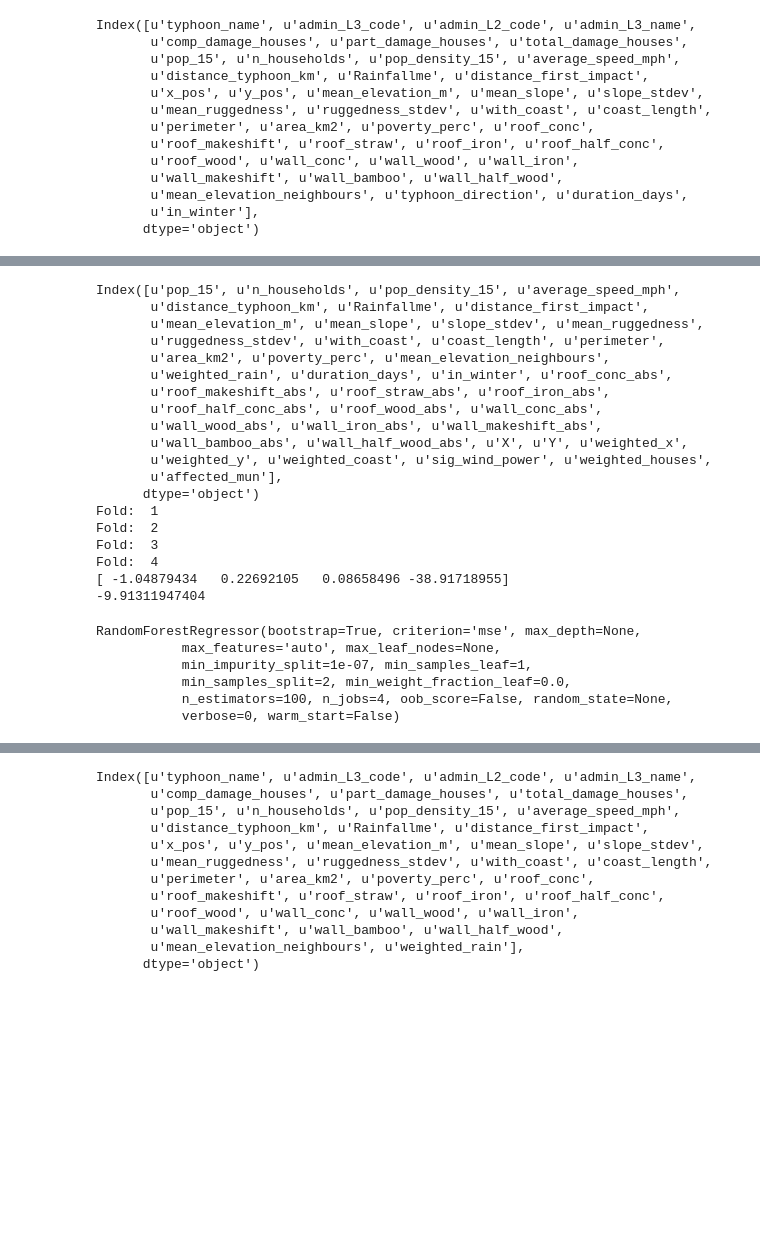
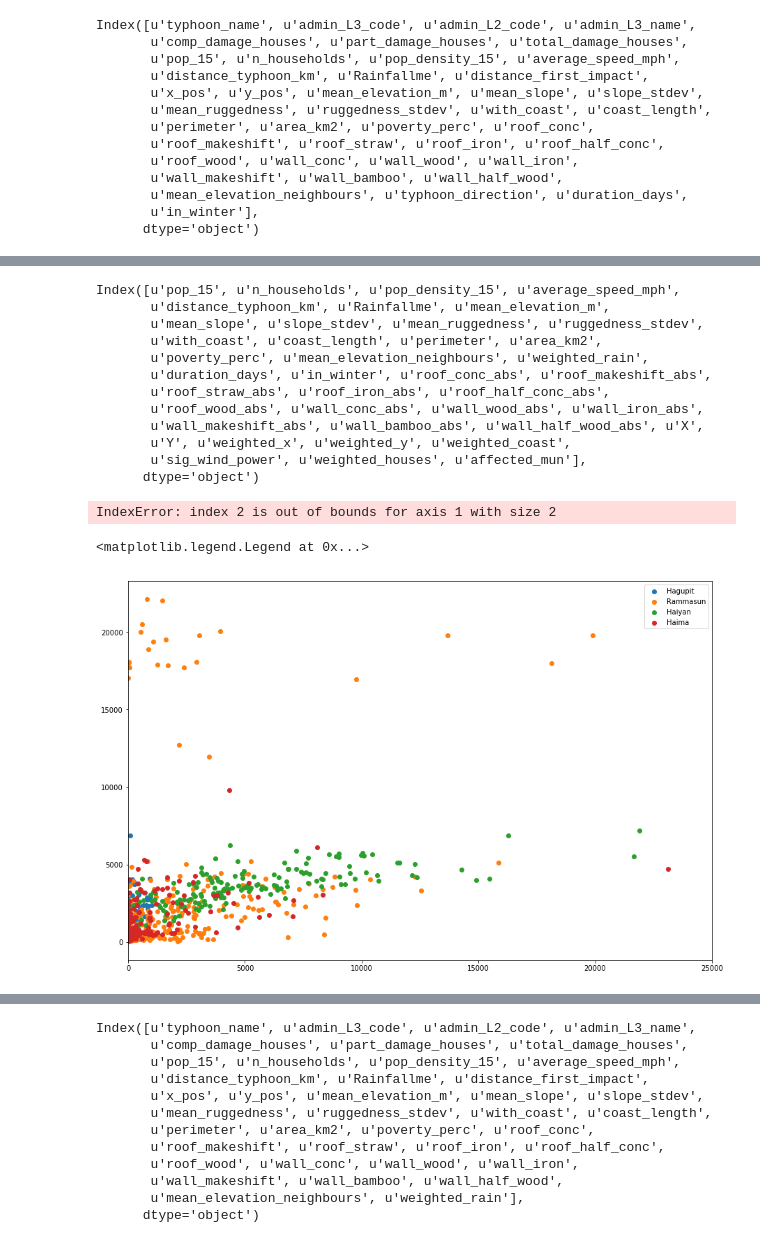
Before and after one commit to rajatthomas/redhackers, a Jupyter notebook: experiments.ipynb, the cells around one changed output, grey strips where cells are left out. Cells and saved outputs as stored; diff of their text form; code cells hidden in the pictures; blank space fills up the shorter version.

```diff
--- a/experiments.ipynb
+++ b/experiments.ipynb
@@ -265,14 +208,20 @@ merged.to_csv('new_data.csv', index=False)
 # %%
 print merged.columns[7:]
-X = merged.loc[:, merged.columns[7:]].values
+# X = merged.loc[:, merged.columns[7:]].values
+X = merged.loc[:, ['average_speed_mph', 'Rainfallme']].values
 y = merged.total_damage_houses.values
+X[:, 2] = np.column_stack((X, X[:, 0] * X[:, 1])
 
-groups = np.zeros(merged.shape[0])
+groups = np.ones(merged.shape[0]) * 100
 for i, typ in enumerate(merged.typhoon_name.unique()):
     groups[merged.typhoon_name == typ] = i
 
 cv = GroupKFold(n_splits=4)
 scores = np.zeros(4)
+scores_train = np.zeros(4)
+y_pred_all = np.zeros(X.shape[0])
+y_pred_all_train = []
+y_true_train = []
 
 for i, (train, test) in enumerate(cv.split(X, y, groups=groups)):
     print 'Fold: ', i + 1
@@ -290,41 +239,32 @@ for i, (train, test) in enumerate(cv.split(X, y, groups=groups)):
 #     ytrain = (ytrain - m_train)/std_train
 #     ytest = (ytest - m_train)/std_train
 
-    pipe = Pipeline([#('scl', StandardScaler()),
-                     #('pca', PCA(n_components=0.95)),
-                     ('reg', RandomForestRegressor(n_estimators=100, n_jobs=4))])
+    pipe = Pipeline([('scl', StandardScaler()),
+                     #('pca', PCA(n_components=0.99)),
+#                      ('reg', RandomForestRegressor(n_estimators=200, n_jobs=4)
+                      ('reg', LinearRegression())])
     pipe.fit(Xtrain, ytrain)
+    ypred_train = pipe.predict(Xtrain)
+    y_pred_all_train.append(ypred_train)
+    y_true_train.append(ytrain)
     ypred = pipe.predict(Xtest)
+
+    y_pred_all[test] = ypred
     scores[i] = r2_score(ytest, ypred)
+#     scores_train[i] = r2_score(ytrain, pipe.predict(Xtrain))
 print scores
 print scores.mean()
 # %% [output]
 Index([u'pop_15', u'n_households', u'pop_density_15', u'average_speed_mph',
-       u'distance_typhoon_km', u'Rainfallme', u'distance_first_impact',
-       u'mean_elevation_m', u'mean_slope', u'slope_stdev', u'mean_ruggedness',
-       u'ruggedness_stdev', u'with_coast', u'coast_length', u'perimeter',
-       u'area_km2', u'poverty_perc', u'mean_elevation_neighbours',
-       u'weighted_rain', u'duration_days', u'in_winter', u'roof_conc_abs',
-       u'roof_makeshift_abs', u'roof_straw_abs', u'roof_iron_abs',
-       u'roof_half_conc_abs', u'roof_wood_abs', u'wall_conc_abs',
-       u'wall_wood_abs', u'wall_iron_abs', u'wall_makeshift_abs',
-       u'wall_bamboo_abs', u'wall_half_wood_abs', u'X', u'Y', u'weighted_x',
-       u'weighted_y', u'weighted_coast', u'sig_wind_power', u'weighted_houses',
-       u'affected_mun'],
+       u'distance_typhoon_km', u'Rainfallme', u'mean_elevation_m',
+       u'mean_slope', u'slope_stdev', u'mean_ruggedness', u'ruggedness_stdev',
+       u'with_coast', u'coast_length', u'perimeter', u'area_km2',
+       u'poverty_perc', u'mean_elevation_neighbours', u'weighted_rain',
+       u'duration_days', u'in_winter', u'roof_conc_abs', u'roof_makeshift_abs',
+       u'roof_straw_abs', u'roof_iron_abs', u'roof_half_conc_abs',
+       u'roof_wood_abs', u'wall_conc_abs', u'wall_wood_abs', u'wall_iron_abs',
+       u'wall_makeshift_abs', u'wall_bamboo_abs', u'wall_half_wood_abs', u'X',
+       u'Y', u'weighted_x', u'weighted_y', u'weighted_coast',
+       u'sig_wind_power', u'weighted_houses', u'affected_mun'],
       dtype='object')
-Fold:  1
-Fold:  2
-Fold:  3
-Fold:  4
-[ -1.04879434   0.22692105   0.08658496 -38.91718955]
--9.91311947404
+IndexError: index 2 is out of bounds for axis 1 with size 2
-# %%
-reg = RandomForestRegressor(n_estimators=100, n_jobs=4)
-reg.fit(X, y)
-# %% [output]
-RandomForestRegressor(bootstrap=True, criterion='mse', max_depth=None,
-           max_features='auto', max_leaf_nodes=None,
-           min_impurity_split=1e-07, min_samples_leaf=1,
-           min_samples_split=2, min_weight_fraction_leaf=0.0,
-           n_estimators=100, n_jobs=4, oob_score=False, random_state=None,
-           verbose=0, warm_start=False)
@@ -330,0 +273,9 @@ RandomForestRegressor(bootstrap=True, criterion='mse', max_depth=None,
+# %%
+plt.figure(figsize=(15, 10))
+for i in np.unique(groups):
+    plt.scatter(y[groups == i], y_pred_all[groups==i], label=merged.typhoon_name.unique()[int(i)])
+    plt.xlim([0, 25000])
+plt.legend()
+# %% [output]
+<matplotlib.legend.Legend at 0x...>
+[figure, added]
```
Also changed, not shown: parts of 17 cells of this notebook.
